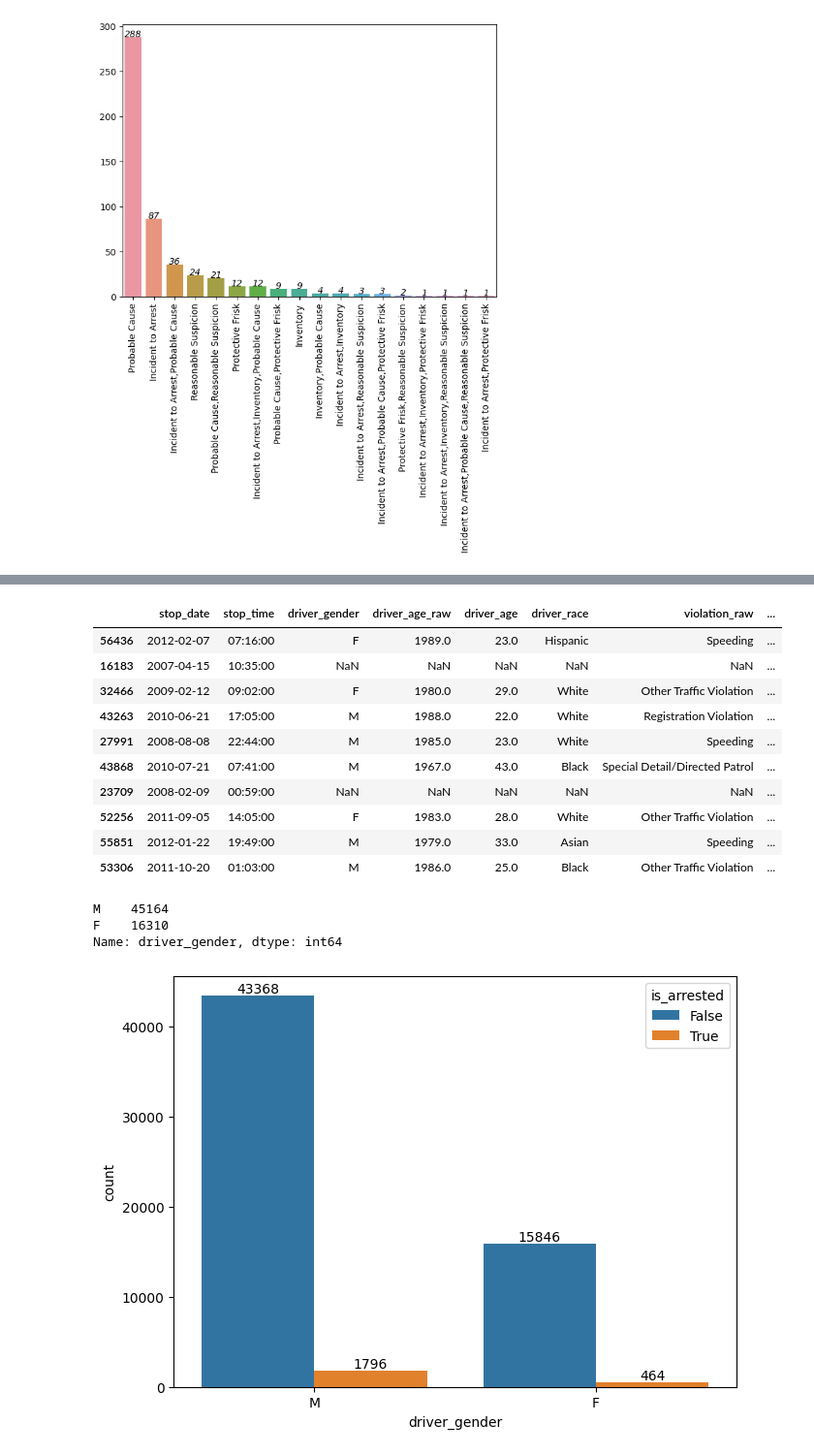
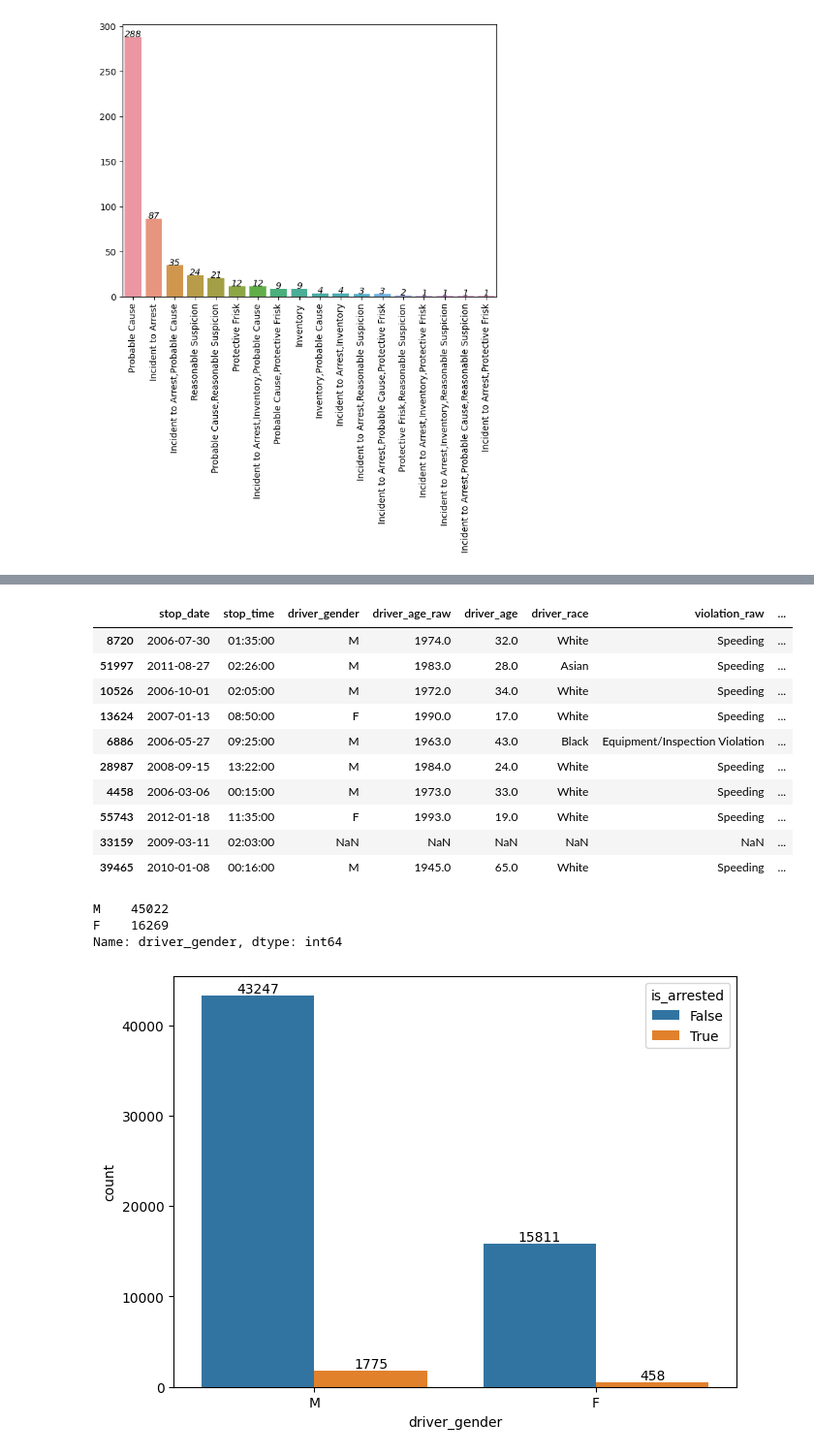
Before and after one commit to Eminent-thinker/policeData, a Jupyter notebook: policeData.ipynb, the cells around one changed output, grey strips where cells are left out. Shown at 97% size. Cells and saved outputs as stored; diff of their text form; code cells hidden in the pictures.

```diff
--- a/policeData.ipynb
+++ b/policeData.ipynb
@@ -88,0 +193,2 @@ memory usage: 6.6+ MB
+# %%
+clean_data = clean_data.drop_duplicates()
@@ -91,2 +209,2 @@ memory usage: 6.6+ MB
 # %%
-df.stop_date = pd.to_datetime(df['stop_date'])
+clean_data.stop_date = pd.to_datetime(clean_data['stop_date'], errors = 'ignore')
@@ -113,4 +237,4 @@ memory usage: 6.6+ MB
 # %% [markdown]
 ### Since there was no value in the country_name attribute, I think dropping it won't be an issue so, let's drop the column.
 # %%
-df.drop('country_name', axis = 1, inplace = True)
+clean_data.drop('country_name', axis = 1, inplace = True,  errors = 'ignore')
@@ -447,2 +654,2 @@ for label in ax.containers:
 # %%
-df.stop_time = pd.to_datetime(df.stop_time, format = '%H:%M').dt.time
+clean_data.stop_time = pd.to_datetime(clean_data.stop_time, format = '%H:%M', errors = 'ignore').dt.time
@@ -449,21 +662,21 @@ df.stop_time = pd.to_datetime(df.stop_time, format = '%H:%M').dt.time
 # %%
-df.sample(10)
+clean_data.sample(10)
 # %% [output]
 |  | stop_date | stop_time | driver_gender | driver_age_raw | driver_age | driver_race | violation_raw | ... |
-| 56436 | 2012-02-07 | 07:16:00 | F | 1989.0 | 23.0 | Hispanic | Speeding | ... |
-| 16183 | 2007-04-15 | 10:35:00 | NaN | NaN | NaN | NaN | NaN | ... |
-| 32466 | 2009-02-12 | 09:02:00 | F | 1980.0 | 29.0 | White | Other Traffic Violation | ... |
-| 43263 | 2010-06-21 | 17:05:00 | M | 1988.0 | 22.0 | White | Registration Violation | ... |
-| 27991 | 2008-08-08 | 22:44:00 | M | 1985.0 | 23.0 | White | Speeding | ... |
-| 43868 | 2010-07-21 | 07:41:00 | M | 1967.0 | 43.0 | Black | Special Detail/Directed Patrol | ... |
-| 23709 | 2008-02-09 | 00:59:00 | NaN | NaN | NaN | NaN | NaN | ... |
-| 52256 | 2011-09-05 | 14:05:00 | F | 1983.0 | 28.0 | White | Other Traffic Violation | ... |
-| 55851 | 2012-01-22 | 19:49:00 | M | 1979.0 | 33.0 | Asian | Speeding | ... |
-| 53306 | 2011-10-20 | 01:03:00 | M | 1986.0 | 25.0 | Black | Other Traffic Violation | ... |
+| 8720 | 2006-07-30 | 01:35:00 | M | 1974.0 | 32.0 | White | Speeding | ... |
+| 51997 | 2011-08-27 | 02:26:00 | M | 1983.0 | 28.0 | Asian | Speeding | ... |
+| 10526 | 2006-10-01 | 02:05:00 | M | 1972.0 | 34.0 | White | Speeding | ... |
+| 13624 | 2007-01-13 | 08:50:00 | F | 1990.0 | 17.0 | White | Speeding | ... |
+| 6886 | 2006-05-27 | 09:25:00 | M | 1963.0 | 43.0 | Black | Equipment/Inspection Violation | ... |
+| 28987 | 2008-09-15 | 13:22:00 | M | 1984.0 | 24.0 | White | Speeding | ... |
+| 4458 | 2006-03-06 | 00:15:00 | M | 1973.0 | 33.0 | White | Speeding | ... |
+| 55743 | 2012-01-18 | 11:35:00 | F | 1993.0 | 19.0 | White | Speeding | ... |
+| 33159 | 2009-03-11 | 02:03:00 | NaN | NaN | NaN | NaN | NaN | ... |
+| 39465 | 2010-01-08 | 00:16:00 | M | 1945.0 | 65.0 | White | Speeding | ... |
 # %%
-df.driver_gender.value_counts()
+clean_data.driver_gender.value_counts()
 # %% [output]
-M    45164
-F    16310
+M    45022
+F    16269
 Name: driver_gender, dtype: int64
 # %%
```
Also changed, not shown: parts of 80 cells of this notebook.
